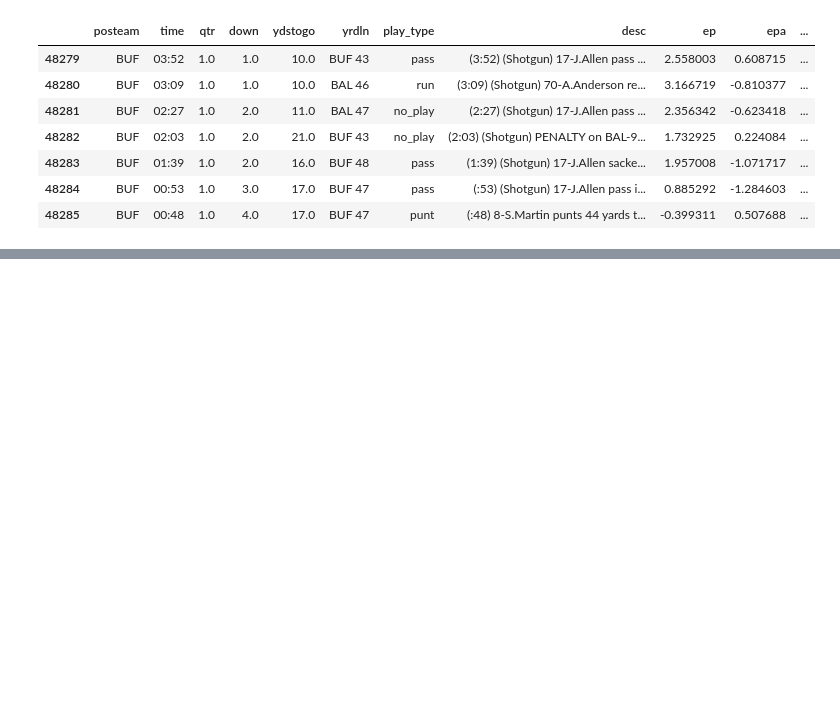
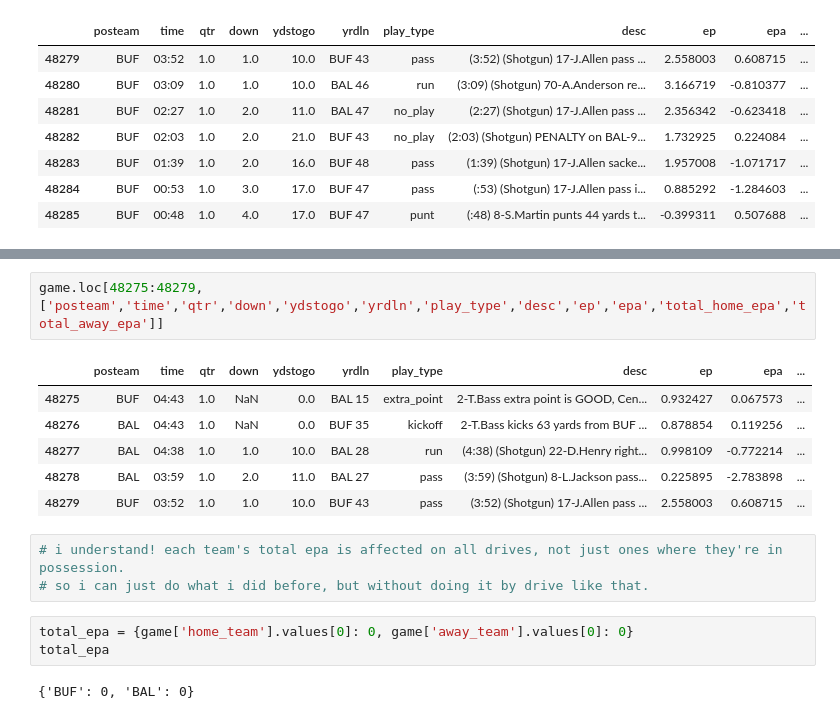
Before and after one commit to Biggels/NFL-Expected-Points, a Jupyter notebook: explore.ipynb, the cells around one changed output, grey strips where cells are left out. Saved outputs shown, nothing was run; the diff lists cells and outputs as text; blank space fills up the shorter version.

```diff
--- a/explore.ipynb
+++ b/explore.ipynb
@@ -344,0 +445,17 @@ game.loc[game['drive']==4, ['posteam','time','qtr','down','ydstogo','yrdln','pla
+# %%
+game.loc[48275:48279,['posteam','time','qtr','down','ydstogo','yrdln','play_type','desc','ep','epa','total_home_epa','total_away_epa']]
+# %% [output]
+|  | posteam | time | qtr | down | ydstogo | yrdln | play_type | desc | ep | epa | ... |
+| 48275 | BUF | 04:43 | 1.0 | NaN | 0.0 | BAL 15 | extra_point | 2-T.Bass extra point is GOOD, Cen... | 0.932427 | 0.067573 | ... |
+| 48276 | BAL | 04:43 | 1.0 | NaN | 0.0 | BUF 35 | kickoff | 2-T.Bass kicks 63 yards from BUF ... | 0.878854 | 0.119256 | ... |
+| 48277 | BAL | 04:38 | 1.0 | 1.0 | 10.0 | BAL 28 | run | (4:38) (Shotgun) 22-D.Henry right... | 0.998109 | -0.772214 | ... |
+| 48278 | BAL | 03:59 | 1.0 | 2.0 | 11.0 | BAL 27 | pass | (3:59) (Shotgun) 8-L.Jackson pass... | 0.225895 | -2.783898 | ... |
+| 48279 | BUF | 03:52 | 1.0 | 1.0 | 10.0 | BUF 43 | pass | (3:52) (Shotgun) 17-J.Allen pass ... | 2.558003 | 0.608715 | ... |
+# %%
+# i understand! each team's total epa is affected on all drives, not just ones where they're in possession.
+# so i can just do what i did before, but without doing it by drive like that.
+# %%
+total_epa = {game['home_team'].values[0]: 0, game['away_team'].values[0]: 0}
+total_epa
+# %% [output]
+{'BUF': 0, 'BAL': 0}
```
Also changed, not shown: parts of 41 cells of this notebook.
